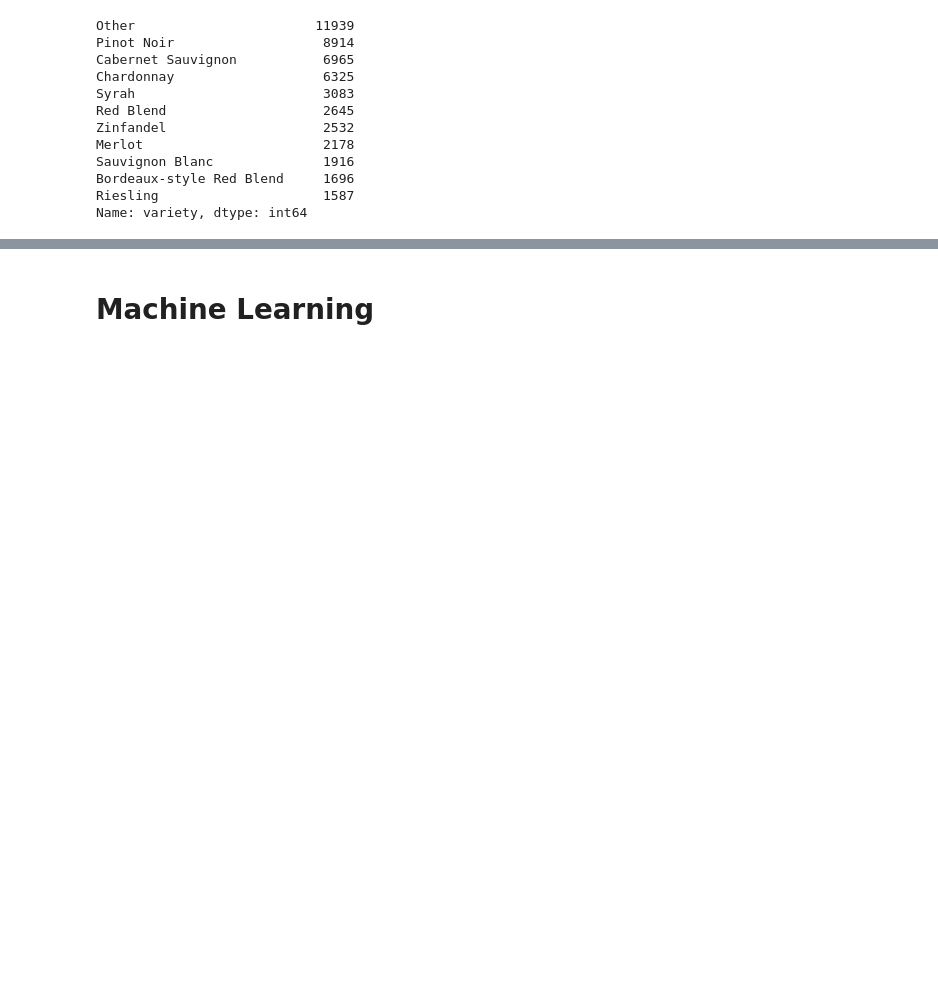
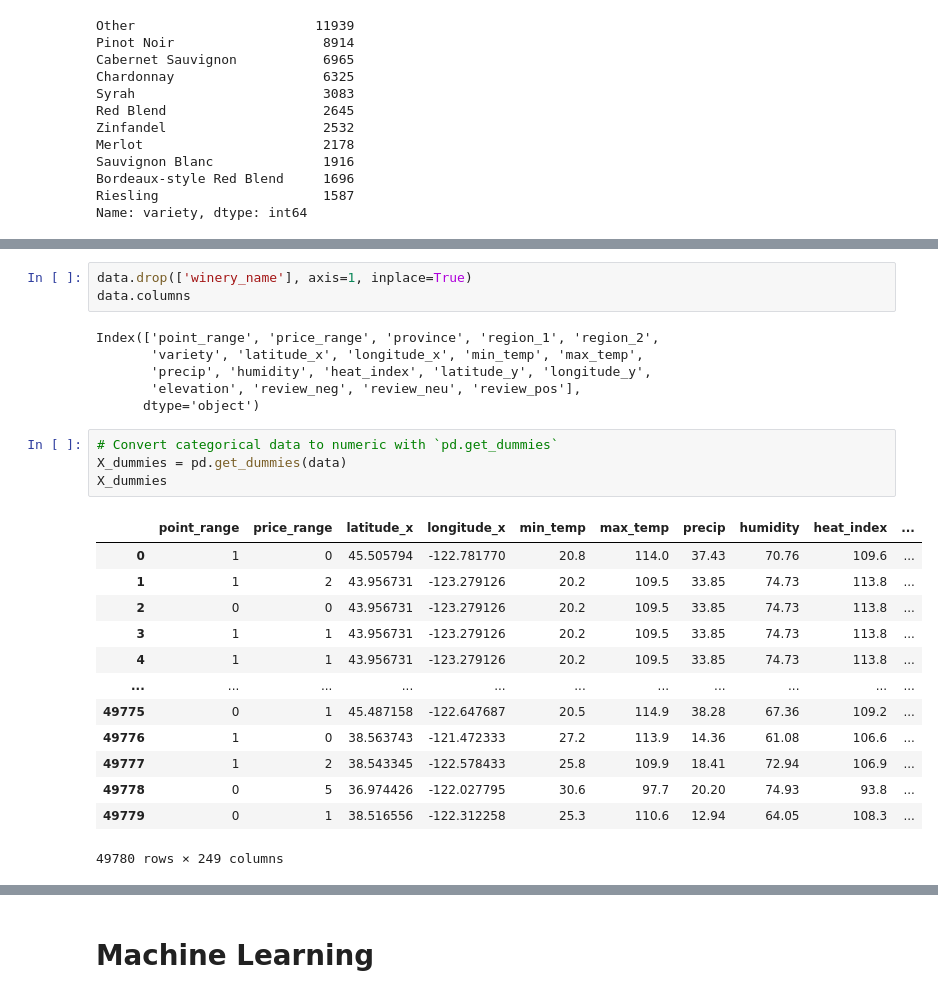
Before and after one commit to miatsivitse/Project-4, a Jupyter notebook: Model.ipynb, the cells around one changed output, grey strips where cells are left out. Drawn from its saved outputs; the diff is of its cells as text; blank space fills up the shorter version.

```diff
--- a/Model.ipynb
+++ b/Model.ipynb
@@ -192,0 +178,27 @@ dtype: int64
+# %%
+data.drop(['winery_name'], axis=1, inplace=True)
+data.columns
+# %% [output]
+Index(['point_range', 'price_range', 'province', 'region_1', 'region_2',
+       'variety', 'latitude_x', 'longitude_x', 'min_temp', 'max_temp',
+       'precip', 'humidity', 'heat_index', 'latitude_y', 'longitude_y',
+       'elevation', 'review_neg', 'review_neu', 'review_pos'],
+      dtype='object')
+# %%
+# Convert categorical data to numeric with `pd.get_dummies`
+X_dummies = pd.get_dummies(data)
+X_dummies
+# %% [output]
+|  | point_range | price_range | latitude_x | longitude_x | min_temp | max_temp | precip | humidity | heat_index | ... |
+| 0 | 1 | 0 | 45.505794 | -122.781770 | 20.8 | 114.0 | 37.43 | 70.76 | 109.6 | ... |
+| 1 | 1 | 2 | 43.956731 | -123.279126 | 20.2 | 109.5 | 33.85 | 74.73 | 113.8 | ... |
+| 2 | 0 | 0 | 43.956731 | -123.279126 | 20.2 | 109.5 | 33.85 | 74.73 | 113.8 | ... |
+| 3 | 1 | 1 | 43.956731 | -123.279126 | 20.2 | 109.5 | 33.85 | 74.73 | 113.8 | ... |
+| 4 | 1 | 1 | 43.956731 | -123.279126 | 20.2 | 109.5 | 33.85 | 74.73 | 113.8 | ... |
+| ... | ... | ... | ... | ... | ... | ... | ... | ... | ... | ... |
+| 49775 | 0 | 1 | 45.487158 | -122.647687 | 20.5 | 114.9 | 38.28 | 67.36 | 109.2 | ... |
+| 49776 | 1 | 0 | 38.563743 | -121.472333 | 27.2 | 113.9 | 14.36 | 61.08 | 106.6 | ... |
+| 49777 | 1 | 2 | 38.543345 | -122.578433 | 25.8 | 109.9 | 18.41 | 72.94 | 106.9 | ... |
+| 49778 | 0 | 5 | 36.974426 | -122.027795 | 30.6 | 97.7 | 20.20 | 74.93 | 93.8 | ... |
+| 49779 | 0 | 1 | 38.516556 | -122.312258 | 25.3 | 110.6 | 12.94 | 64.05 | 108.3 | ... |
+49780 rows × 249 columns
```
Also changed, not shown: parts of 7 cells of this notebook, 1 other file.
